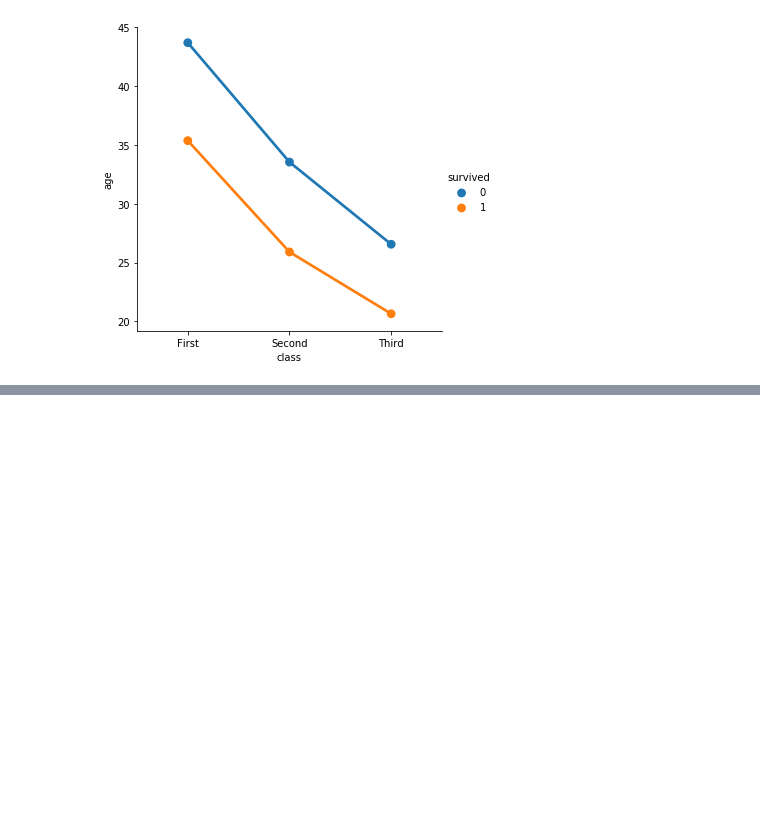
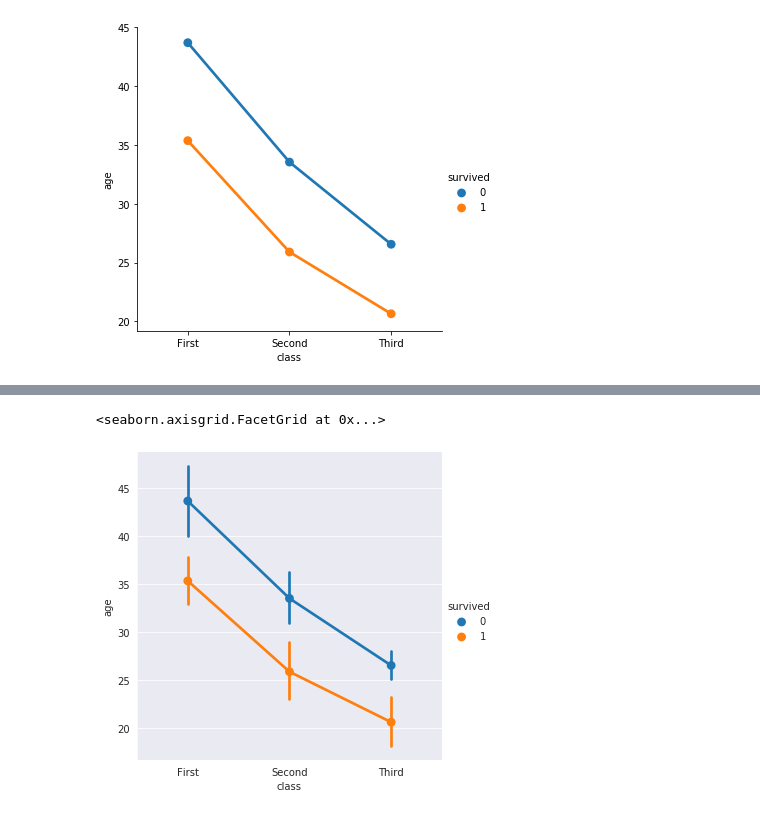
Before and after one commit to Mahfuzur17101082/Exploring_Seaborn, a Jupyter notebook: Basic of Seaborn.ipynb, the cells around one changed output, grey strips where cells are left out. Saved outputs shown, nothing was run; the diff lists cells and outputs as text; code cells hidden in the pictures; blank space fills up the shorter version.

```diff
--- a/Basic of Seaborn.ipynb
+++ b/Basic of Seaborn.ipynb
@@ -358,0 +379,6 @@ sns.catplot(x="class", y="age", data=t, kind="point", hue="survived", ci=None)
+# %%
+sns.set_style("darkgrid")
+sns.catplot(x="class", y="age", data=t, kind="point", hue="survived")
+# %% [output]
+<seaborn.axisgrid.FacetGrid at 0x...>
+[figure, added]
```
Also changed, not shown: parts of 42 cells of this notebook.
